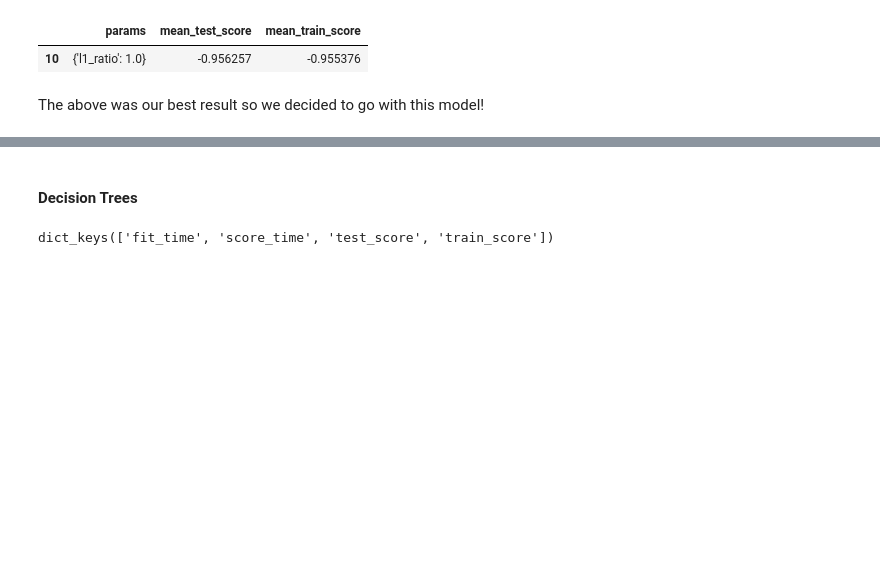
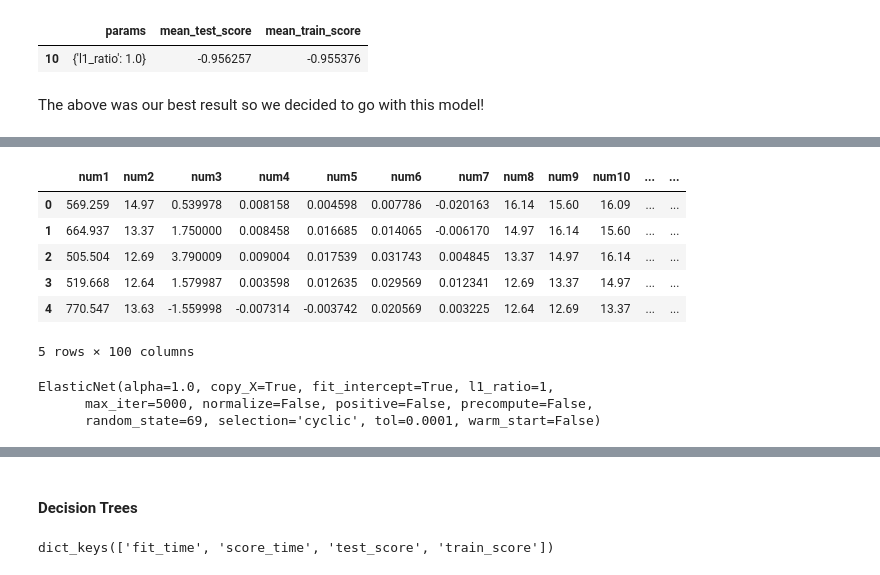
Before and after one commit to john-coletta/fall3orange3, a Jupyter notebook: machine-learning.ipynb, the cells around one changed output, grey strips where cells are left out. Drawn from its saved outputs; the diff is of its cells as text; code cells hidden in the pictures; blank space fills up the shorter version.

```diff
--- a/machine-learning.ipynb
+++ b/machine-learning.ipynb
@@ -208,0 +247,14 @@ The above was our best result so we decided to go with this model!
+# %%
+for col in var.columns:
+    if col not in test_final.columns:
+        test_final[col] = 0
+# %%
+test_final.head()
+# %% [output]
+|  | num1 | num2 | num3 | num4 | num5 | num6 | num7 | num8 | num9 | num10 | ... | ... |
+| 0 | 569.259 | 14.97 | 0.539978 | 0.008158 | 0.004598 | 0.007786 | -0.020163 | 16.14 | 15.60 | 16.09 | ... | ... |
+| 1 | 664.937 | 13.37 | 1.750000 | 0.008458 | 0.016685 | 0.014065 | -0.006170 | 14.97 | 16.14 | 15.60 | ... | ... |
+| 2 | 505.504 | 12.69 | 3.790009 | 0.009004 | 0.017539 | 0.031743 | 0.004845 | 13.37 | 14.97 | 16.14 | ... | ... |
+| 3 | 519.668 | 12.64 | 1.579987 | 0.003598 | 0.012635 | 0.029569 | 0.012341 | 12.69 | 13.37 | 14.97 | ... | ... |
+| 4 | 770.547 | 13.63 | -1.559998 | -0.007314 | -0.003742 | 0.020569 | 0.003225 | 12.64 | 12.69 | 13.37 | ... | ... |
+5 rows × 100 columns
@@ -208,0 +263,6 @@ The above was our best result so we decided to go with this model!
+# %%
+final_model.fit(var, target)
+# %% [output]
+ElasticNet(alpha=1.0, copy_X=True, fit_intercept=True, l1_ratio=1,
+      max_iter=5000, normalize=False, positive=False, precompute=False,
+      random_state=69, selection='cyclic', tol=0.0001, warm_start=False)
```
Also changed, not shown: parts of 18 cells of this notebook.
